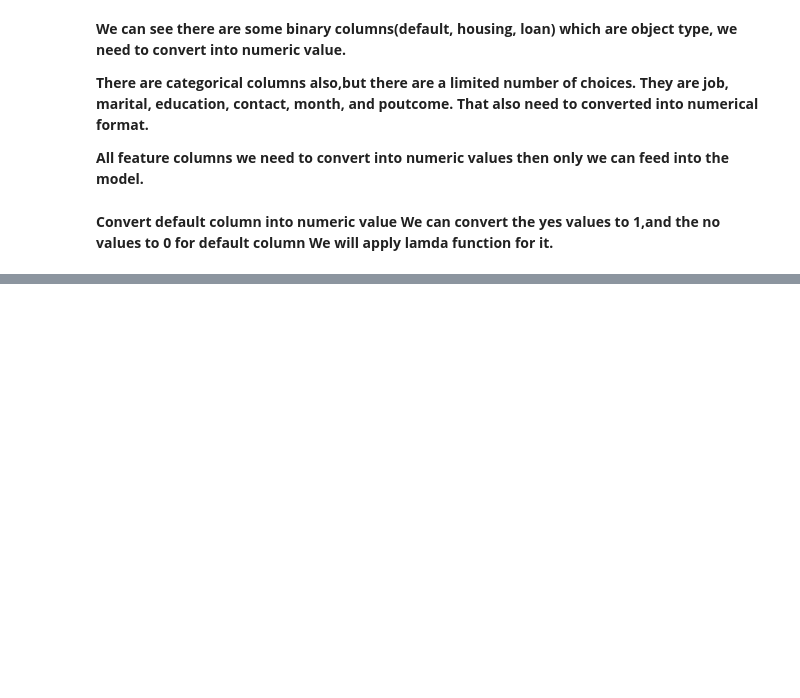
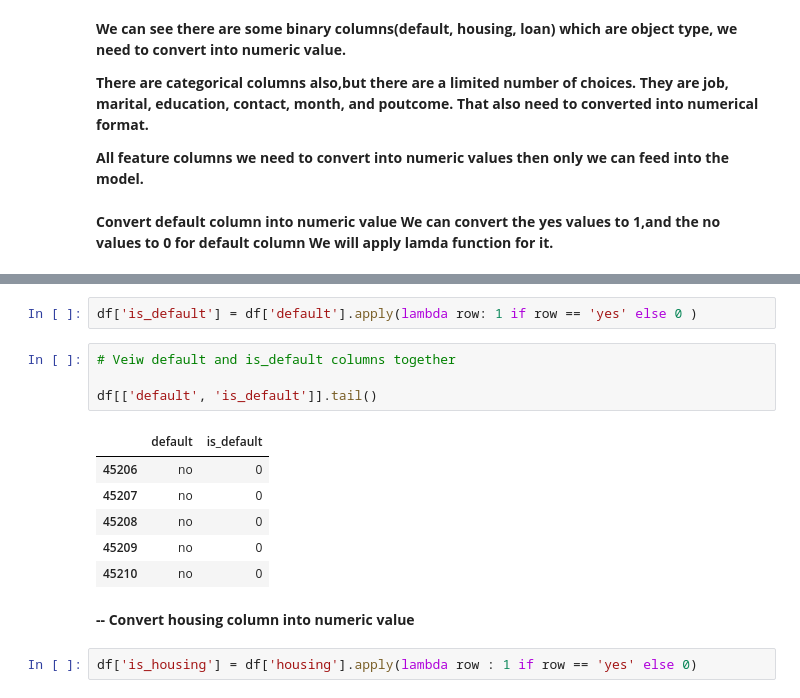
Before and after one commit to saqquib/Bank-Marketing-Effectiveness-Prediction, a Jupyter notebook: Bank_Marketing_Effectiveness_Prediction_Capstone_Project.ipynb, the cells around one changed output, grey strips where cells are left out. Cells and saved outputs as stored; diff of their text form; blank space fills up the shorter version.

```diff
--- a/Bank_Marketing_Effectiveness_Prediction_Capstone_Project.ipynb
+++ b/Bank_Marketing_Effectiveness_Prediction_Capstone_Project.ipynb
@@ -617,0 +648,17 @@ We will apply lamda function for it.**
+# %%
+df['is_default'] = df['default'].apply(lambda row: 1 if row == 'yes' else 0 )
+# %%
+# Veiw default and is_default columns together
+
+df[['default', 'is_default']].tail()
+# %% [output]
+|  | default | is_default |
+| 45206 | no | 0 |
+| 45207 | no | 0 |
+| 45208 | no | 0 |
+| 45209 | no | 0 |
+| 45210 | no | 0 |
+# %% [markdown]
+**-- Convert housing column into numeric value**
+# %%
+df['is_housing'] = df['housing'].apply(lambda row : 1 if row == 'yes' else 0)
```
Also changed, not shown: parts of 33 cells of this notebook.
